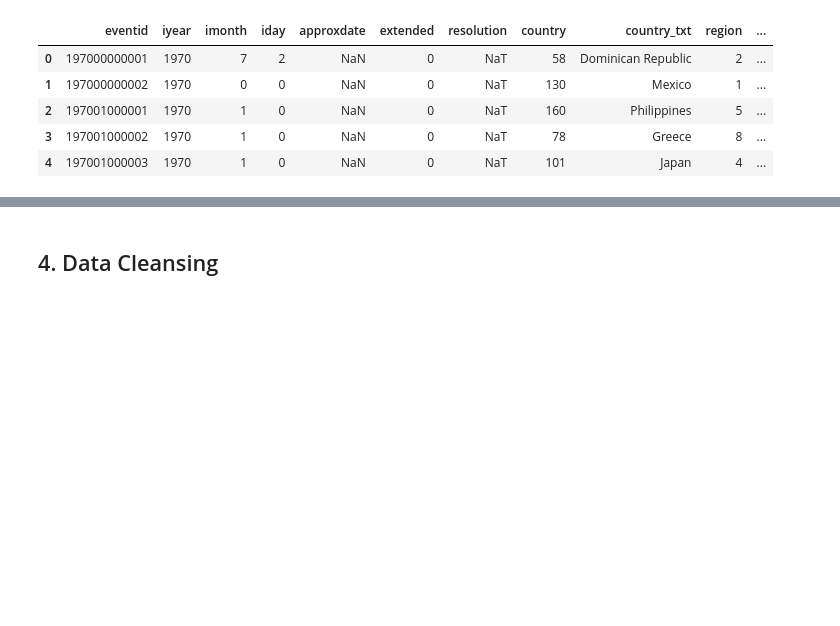
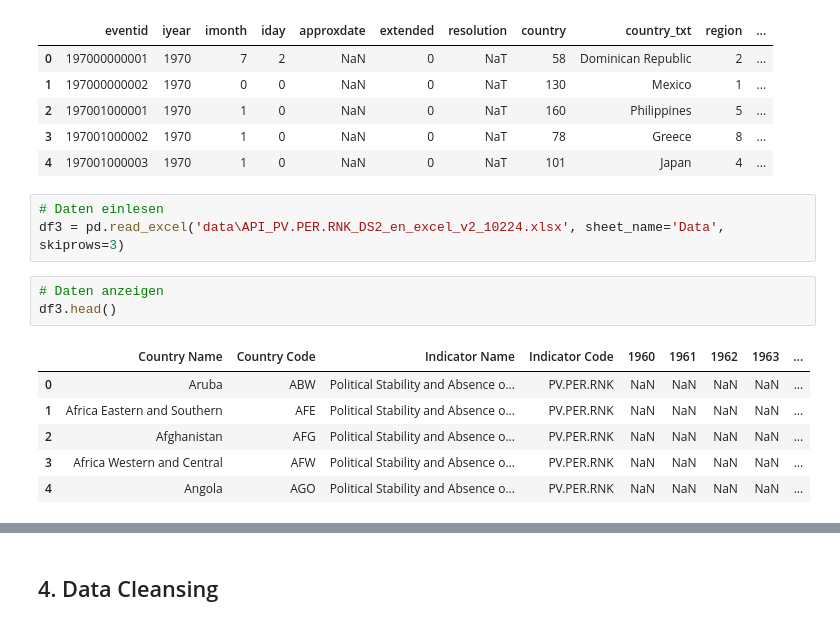
Before and after one commit to rieseflo/GTD, a Jupyter notebook: GTD.ipynb, the cells around one changed output, grey strips where cells are left out. Saved outputs shown, nothing was run; the diff lists cells and outputs as text; blank space fills up the shorter version.

```diff
--- a/GTD.ipynb
+++ b/GTD.ipynb
@@ -375,3 +434,16 @@ df_merged.head()
 | 2 | 197001000001 | 1970 | 1 | 0 | NaN | 0 | NaT | 160 | Philippines | 5 | ... |
 | 3 | 197001000002 | 1970 | 1 | 0 | NaN | 0 | NaT | 78 | Greece | 8 | ... |
 | 4 | 197001000003 | 1970 | 1 | 0 | NaN | 0 | NaT | 101 | Japan | 4 | ... |
+# %%
+# Daten einlesen
+df3 = pd.read_excel('data\API_PV.PER.RNK_DS2_en_excel_v2_10224.xlsx', sheet_name='Data', skiprows=3)
+# %%
+# Daten anzeigen
+df3.head()
+# %% [output]
+|  | Country Name | Country Code | Indicator Name | Indicator Code | 1960 | 1961 | 1962 | 1963 | ... |
+| 0 | Aruba | ABW | Political Stability and Absence o... | PV.PER.RNK | NaN | NaN | NaN | NaN | ... |
+| 1 | Africa Eastern and Southern | AFE | Political Stability and Absence o... | PV.PER.RNK | NaN | NaN | NaN | NaN | ... |
+| 2 | Afghanistan | AFG | Political Stability and Absence o... | PV.PER.RNK | NaN | NaN | NaN | NaN | ... |
+| 3 | Africa Western and Central | AFW | Political Stability and Absence o... | PV.PER.RNK | NaN | NaN | NaN | NaN | ... |
+| 4 | Angola | AGO | Political Stability and Absence o... | PV.PER.RNK | NaN | NaN | NaN | NaN | ... |
```
Also changed, not shown: parts of 27 cells of this notebook, 2 other files.
